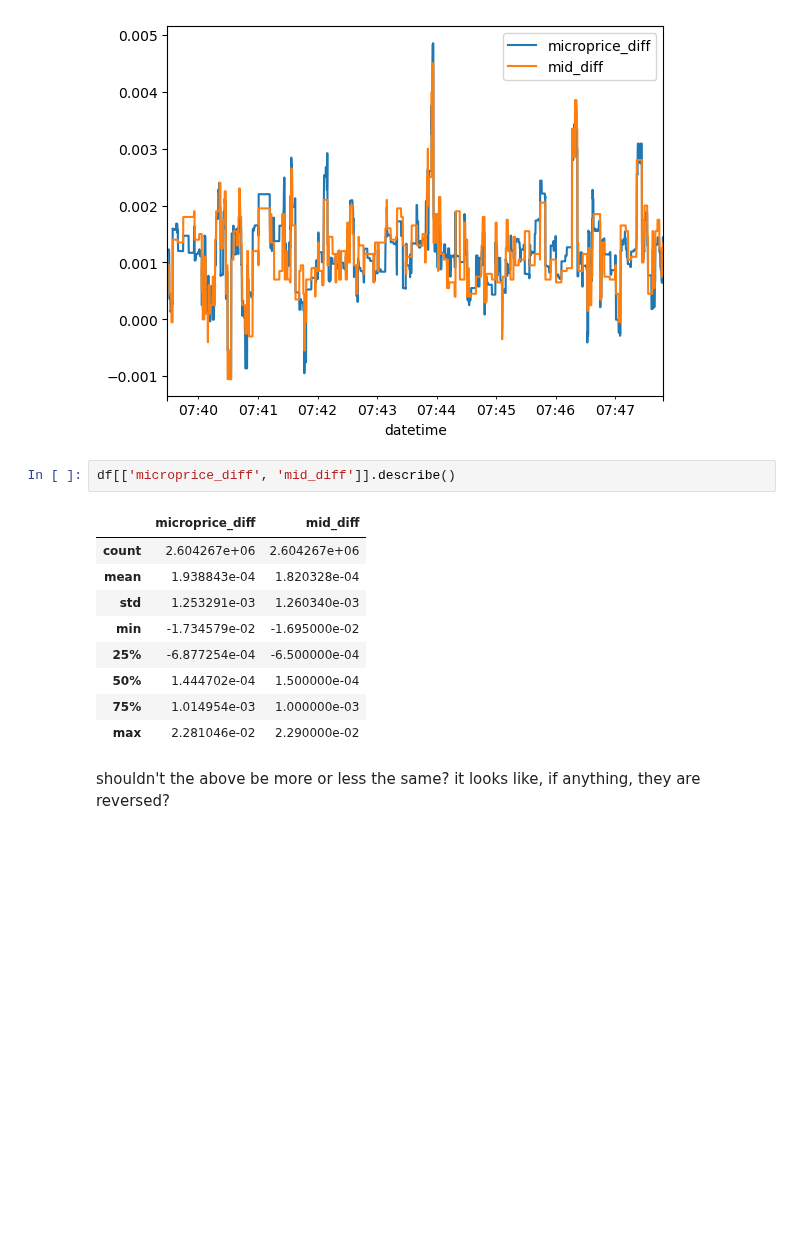
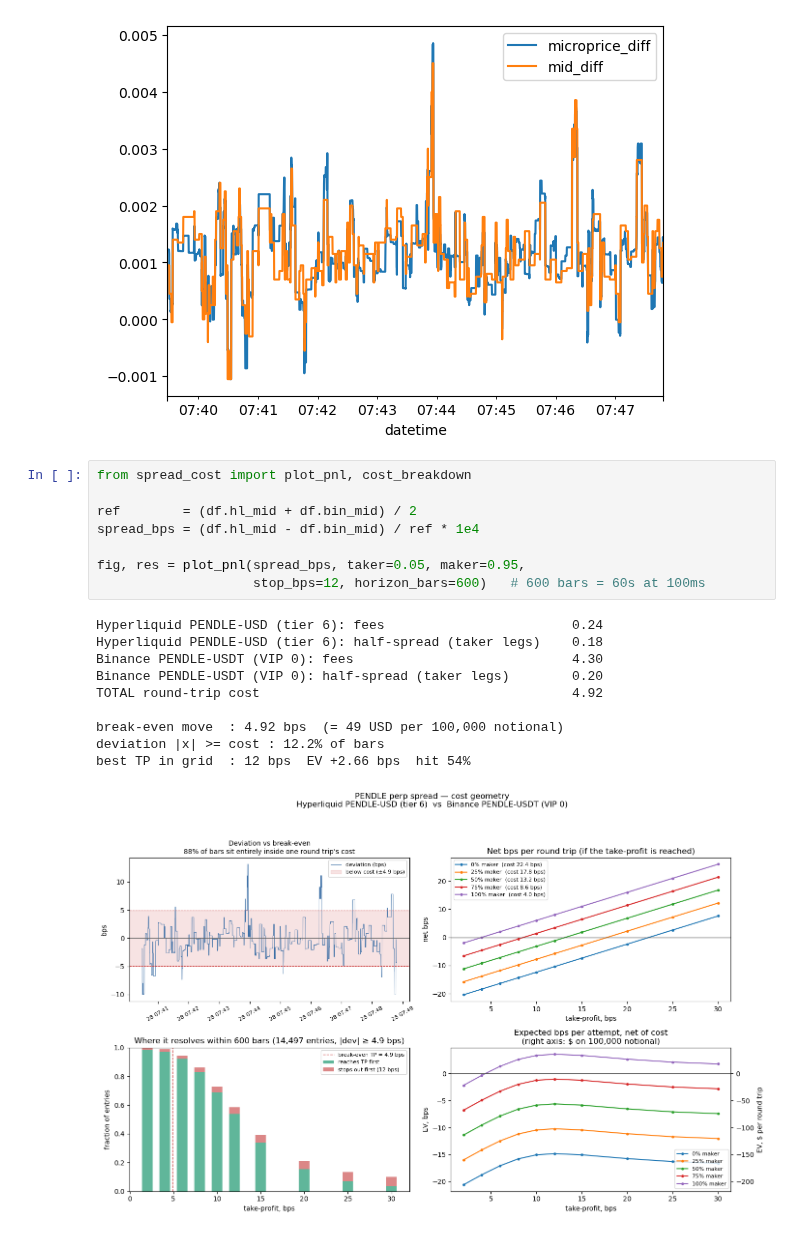
Before and after one commit to aliquid-novi/crypto_research, a Jupyter notebook: First Pass Latent.ipynb, the cells around one changed output. Drawn from its saved outputs; the diff is of its cells as text; blank space fills up the shorter version.

```diff
--- a/First Pass Latent.ipynb
+++ b/First Pass Latent.ipynb
@@ -153,16 +150,21 @@ df[['microprice_diff', 'mid_diff']].iloc[0:5_000].plot()
 <Axes: xlabel='datetime'>
 [figure]
 # %%
-df[['microprice_diff', 'mid_diff']].describe()
+from spread_cost import plot_pnl, cost_breakdown
+
+ref        = (df.hl_mid + df.bin_mid) / 2
+spread_bps = (df.hl_mid - df.bin_mid) / ref * 1e4
+
+fig, res = plot_pnl(spread_bps, taker=0.05, maker=0.95,
+                    stop_bps=12, horizon_bars=600)   # 600 bars = 60s at 100ms
 # %% [output]
-|  | microprice_diff | mid_diff |
-| count | 2.604267e+06 | 2.604267e+06 |
-| mean | 1.938843e-04 | 1.820328e-04 |
-| std | 1.253291e-03 | 1.260340e-03 |
-| min | -1.734579e-02 | -1.695000e-02 |
-| 25% | -6.877254e-04 | -6.500000e-04 |
-| 50% | 1.444702e-04 | 1.500000e-04 |
-| 75% | 1.014954e-03 | 1.000000e-03 |
-| max | 2.281046e-02 | 2.290000e-02 |
+Hyperliquid PENDLE-USD (tier 6): fees                        0.24
+Hyperliquid PENDLE-USD (tier 6): half-spread (taker legs)    0.18
+Binance PENDLE-USDT (VIP 0): fees                            4.30
+Binance PENDLE-USDT (VIP 0): half-spread (taker legs)        0.20
+TOTAL round-trip cost                                        4.92
+
+break-even move  : 4.92 bps  (= 49 USD per 100,000 notional)
+deviation |x| >= cost : 12.2% of bars
+best TP in grid  : 12 bps  EV +2.66 bps  hit 54%
+[figure, added]
-# %% [markdown]
-shouldn't the above be more or less the same? it looks like, if anything, they are reversed?
```
Also changed, not shown: parts of 4 cells of this notebook, 3 other files.
